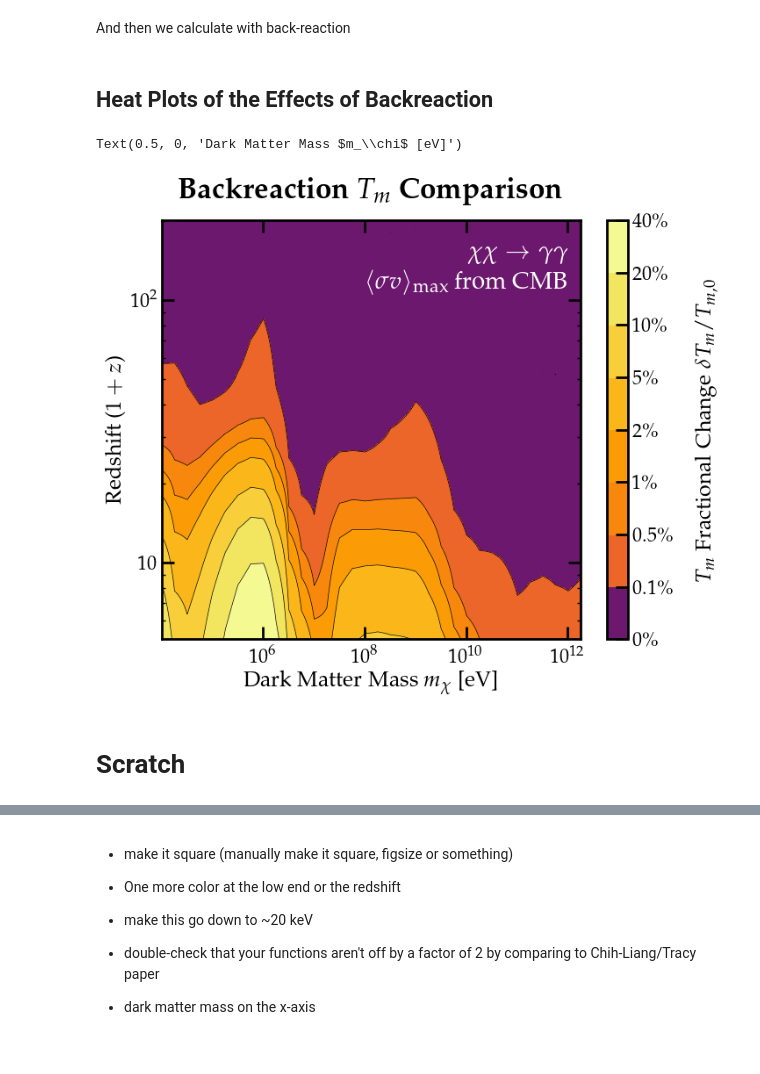
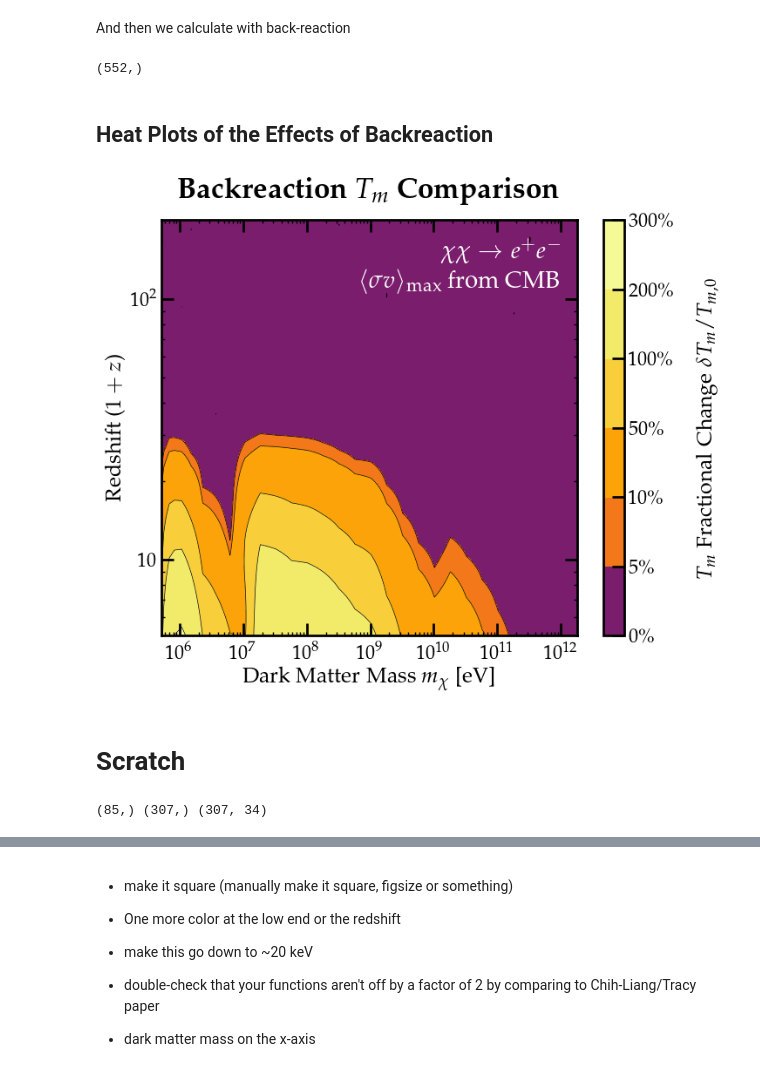
Before and after one commit to hongwanliu/DarkHistory, a Jupyter notebook: examples/Example_10_Backreaction.ipynb, the cells around one changed output, grey strips where cells are left out. Saved outputs shown, nothing was run; the diff lists cells and outputs as text; code cells hidden in the pictures.

Commit message:
Used backreaction and cross-check examples to double check plots in paper

```diff
--- a/examples/Example_10_Backreaction.ipynb
+++ b/examples/Example_10_Backreaction.ipynb
@@ -290,6 +282,10 @@ for i, log10Einj in enumerate(tqdm(log10_Einj_arr)):
     }
 
 print('###### Calculation Complete! ######')
+# %%
+Tm_br[0]['elec_swave']
+# %% [output]
+(552,)
 # %% [markdown]
 ## Heat Plots of the Effects of Backreaction
 # %%
@@ -313,7 +309,7 @@ user = 'gregoryridgway'
 Tm_no_br = pickle.load(open('/Users/'+user+'/Dropbox (MIT)/Photon Deposition/Gregs_Checks/Tm_no_br_v4.p','rb'))
 Tm_br = pickle.load(open('/Users/'+user+'/Dropbox (MIT)/Photon Deposition/Gregs_Checks/Tm_br_v4.p','rb'))
 # %%
-inj_part = 'phot'
+inj_part = 'elec'
 inj_type = 'swave'
 
 log10_Einj_arr = np.arange(4.01, 12.51, 0.25)
@@ -321,7 +317,7 @@ log10_Einj_elec_decay_arr = np.arange(4.01, 12.51, 0.25)
 # log10_Einj_elec_decay_arr = np.arange(5.01, 12.51, 0.25)
 log10_E = log10_Einj_arr
 
-diff_list = np.array([Tm_br[k][inj_part+'_'+inj_type]/Tm_no_br[k][inj_part+'_'+inj_type]-1. for k in np.arange(34)])
+diff_list = np.array([Tm_br[k][inj_part+'_'+inj_type][:532]/Tm_no_br[k][inj_part+'_'+inj_type]-1. for k in np.arange(34)])
 
 if inj_part == 'phot':
     cf=4
@@ -368,7 +364,7 @@ else:
 
 plt_heating = plt.contour(
     (10**log10_E + conv_add)*conv_fac, rs_list,
-    np.transpose(np.abs(diff_list)*100)[-length:],
+    np.transpose(np.abs(diff_list)*100)[532-length:532],
     levels=frac_change_levels,
     linewidths=0.5,
     colors='k'
@@ -382,7 +378,8 @@ plt_heating = plt.contour(
 
 cntr1 = ax.contourf((10**log10_E + conv_add)*conv_fac,
                     rs_list,
-                    np.transpose(np.abs(diff_list)*100)[-length:],
+                    np.transpose(np.abs(diff_list)*100)[532-length:532],
+#                     np.transpose(np.abs(diff_list)*100)[1595-length:1595],
                     frac_change_levels,
                     norm=matplotlib.colors.LogNorm(),
                     cmap=matplotlib.cm.inferno
@@ -408,34 +405,33 @@ if inj_part == 'elec':
         label1_dx = -0.1
         label2_dx = +0.02
 else:
     if inj_type == 'decay':
         label1_txt = r'$\chi \to \gamma \gamma$'
         label2_txt = r'$\tau_{\min}$ from CMB'
         label1_dx = 0.
         label2_dx = +0.12
     else:
         label1_txt = r'$\chi \chi \to \gamma \gamma$'
         label2_txt = r'$\langle \sigma v \rangle_{\max}$ from CMB'
         label1_dx = -0.04
         label2_dx = +0.03
 
 plt.text(0.77+label1_dx, 0.91, label1_txt,transform=ax.transAxes, color='w', fontsize=20)
 plt.text(0.46+label2_dx, 0.83, label2_txt,transform=ax.transAxes, color='w', fontsize=20)
 
 
 # cbar = plt.colorbar(cntr1, ax=ax, ticks = test_levels)
 # cbar.ax.set_xticklabels(str(test_levels))
 
 # plt.colorbar(cntr1, ax=ax)
 
 # plt.title(r'\bf{$\delta_{T_m}$}')
 plt.title(r'\bf{Backreaction $T_m$ Comparison}')
 plt.ylabel(r'Redshift ($1+z$)')
 plt.xlabel(r'Dark Matter Mass $m_\chi$ [eV]')
 
 # plt.savefig('/Users/'+user+'/Dropbox (MIT)/Photon Deposition/Draft/plots/backReact_'+inj_part+'_residuals_'+inj_type+'_v4.pdf')
 # %% [output]
-Text(0.5, 0, 'Dark Matter Mass $m_\\chi$ [eV]')
-[figure, old version]
+[figure, new version]
 # %% [markdown]
 # Scratch
@@ -441,0 +442,4 @@ Text(0.5, 0, 'Dark Matter Mass $m_\\chi$ [eV]')
+# %%
+print(log10_E.shape,rs_list.shape,np.transpose(np.abs(diff_list)*100)[532-length:532].shape)
+# %% [output]
+(85,) (307,) (307, 34)
```
Also changed, not shown: parts of 6 cells of this notebook, 1 other file.
